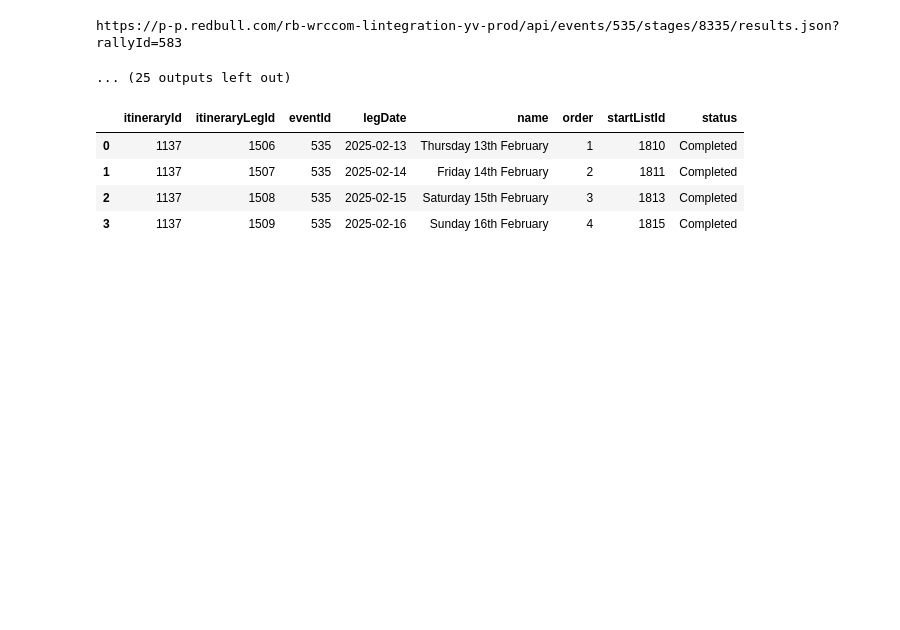
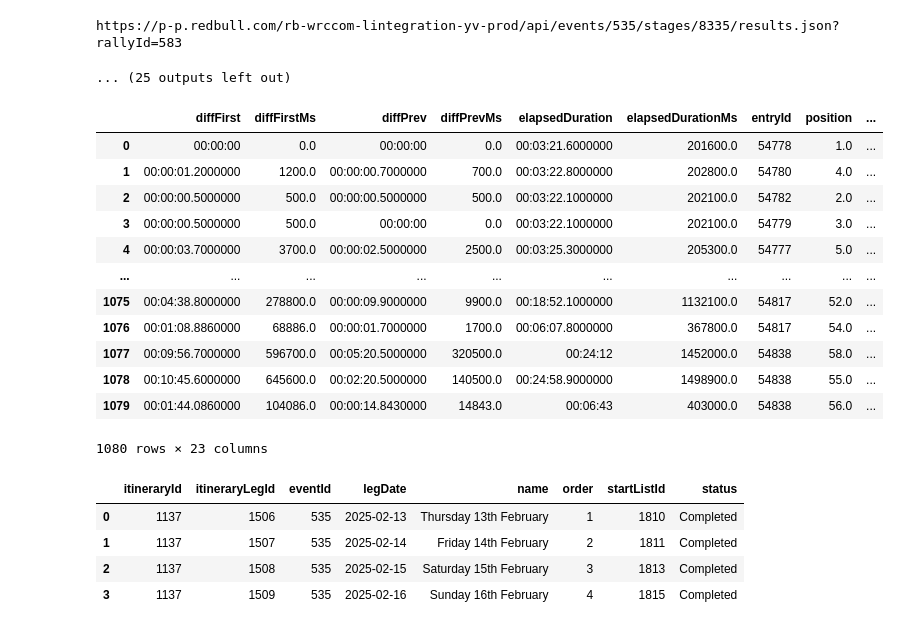
Before and after one commit to RallyDataJunkie/wrc-shinylive, a Jupyter notebook: src/shinyapp/.newRedBullAPI.ipynb, the cells around one changed output. Cells and saved outputs as stored; diff of their text form; code cells hidden in the pictures; blank space fills up the shorter version.

Commit message:
Fix query on stage times (missing stageId on raw)

```diff
--- a/src/shinyapp/.newRedBullAPI.ipynb
+++ b/src/shinyapp/.newRedBullAPI.ipynb
@@ -150,6 +154,22 @@ INFO:__main__:Upserting stage_overall...
 INFO:__main__:Upserting meta_completed_stage_tables...
 https://p-p.redbull.com/rb-wrccom-lintegration-yv-prod/api/events/535/stages/8335/results.json?rallyId=583
 ... (25 outputs left out)
+# %%
+wrc.getStageTimes(stageId=8330)
+# %% [output]
+|  | diffFirst | diffFirstMs | diffPrev | diffPrevMs | elapsedDuration | elapsedDurationMs | entryId | position | ... |
+| 0 | 00:00:00 | 0.0 | 00:00:00 | 0.0 | 00:03:21.6000000 | 201600.0 | 54778 | 1.0 | ... |
+| 1 | 00:00:01.2000000 | 1200.0 | 00:00:00.7000000 | 700.0 | 00:03:22.8000000 | 202800.0 | 54780 | 4.0 | ... |
+| 2 | 00:00:00.5000000 | 500.0 | 00:00:00.5000000 | 500.0 | 00:03:22.1000000 | 202100.0 | 54782 | 2.0 | ... |
+| 3 | 00:00:00.5000000 | 500.0 | 00:00:00 | 0.0 | 00:03:22.1000000 | 202100.0 | 54779 | 3.0 | ... |
+| 4 | 00:00:03.7000000 | 3700.0 | 00:00:02.5000000 | 2500.0 | 00:03:25.3000000 | 205300.0 | 54777 | 5.0 | ... |
+| ... | ... | ... | ... | ... | ... | ... | ... | ... | ... |
+| 1075 | 00:04:38.8000000 | 278800.0 | 00:00:09.9000000 | 9900.0 | 00:18:52.1000000 | 1132100.0 | 54817 | 52.0 | ... |
+| 1076 | 00:01:08.8860000 | 68886.0 | 00:00:01.7000000 | 1700.0 | 00:06:07.8000000 | 367800.0 | 54817 | 54.0 | ... |
+| 1077 | 00:09:56.7000000 | 596700.0 | 00:05:20.5000000 | 320500.0 | 00:24:12 | 1452000.0 | 54838 | 58.0 | ... |
+| 1078 | 00:10:45.6000000 | 645600.0 | 00:02:20.5000000 | 140500.0 | 00:24:58.9000000 | 1498900.0 | 54838 | 55.0 | ... |
+| 1079 | 00:01:44.0860000 | 104086.0 | 00:00:14.8430000 | 14843.0 | 00:06:43 | 403000.0 | 54838 | 56.0 | ... |
+1080 rows × 23 columns
 # %%
 wrc.getItineraryLegs()
 # %% [output]
```
Also changed, not shown: parts of 3 cells of this notebook, 2 other files.
